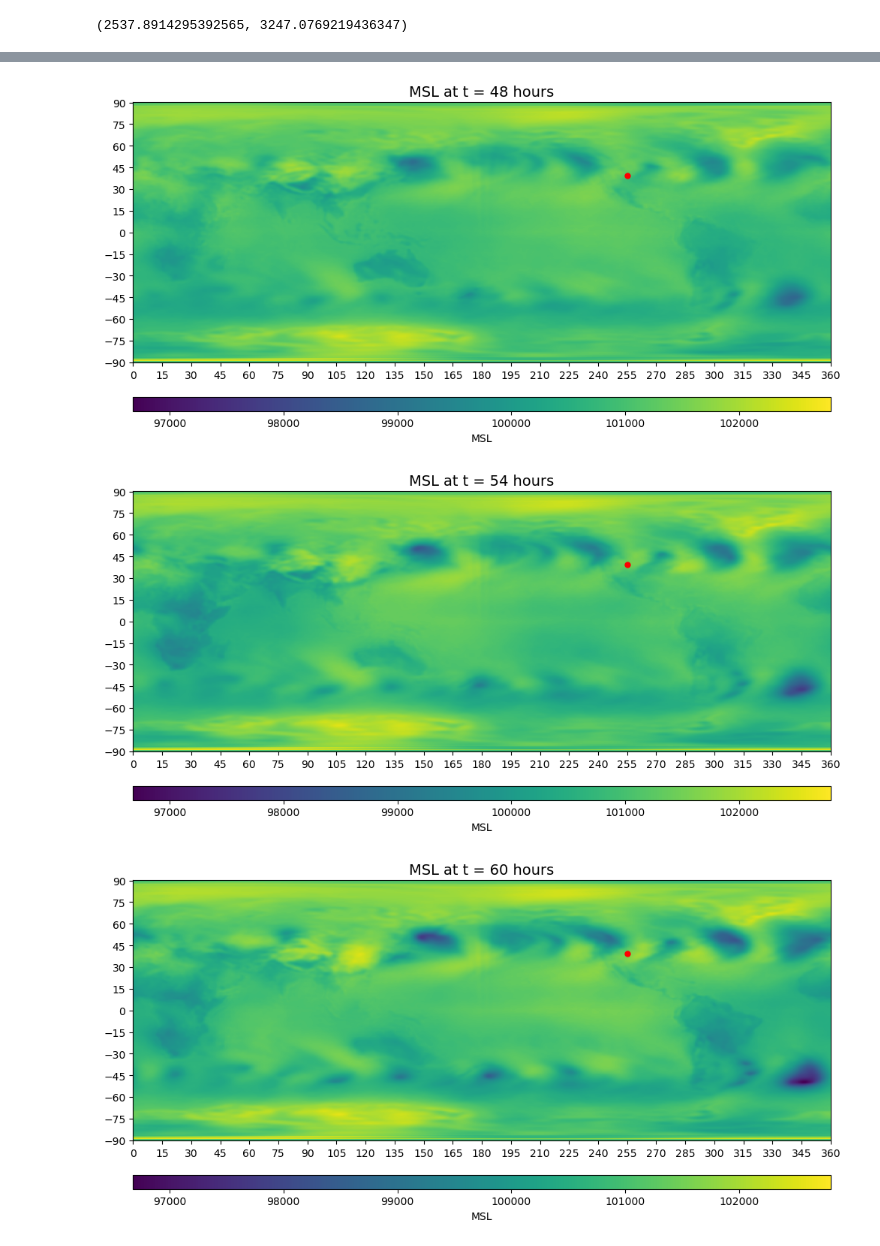
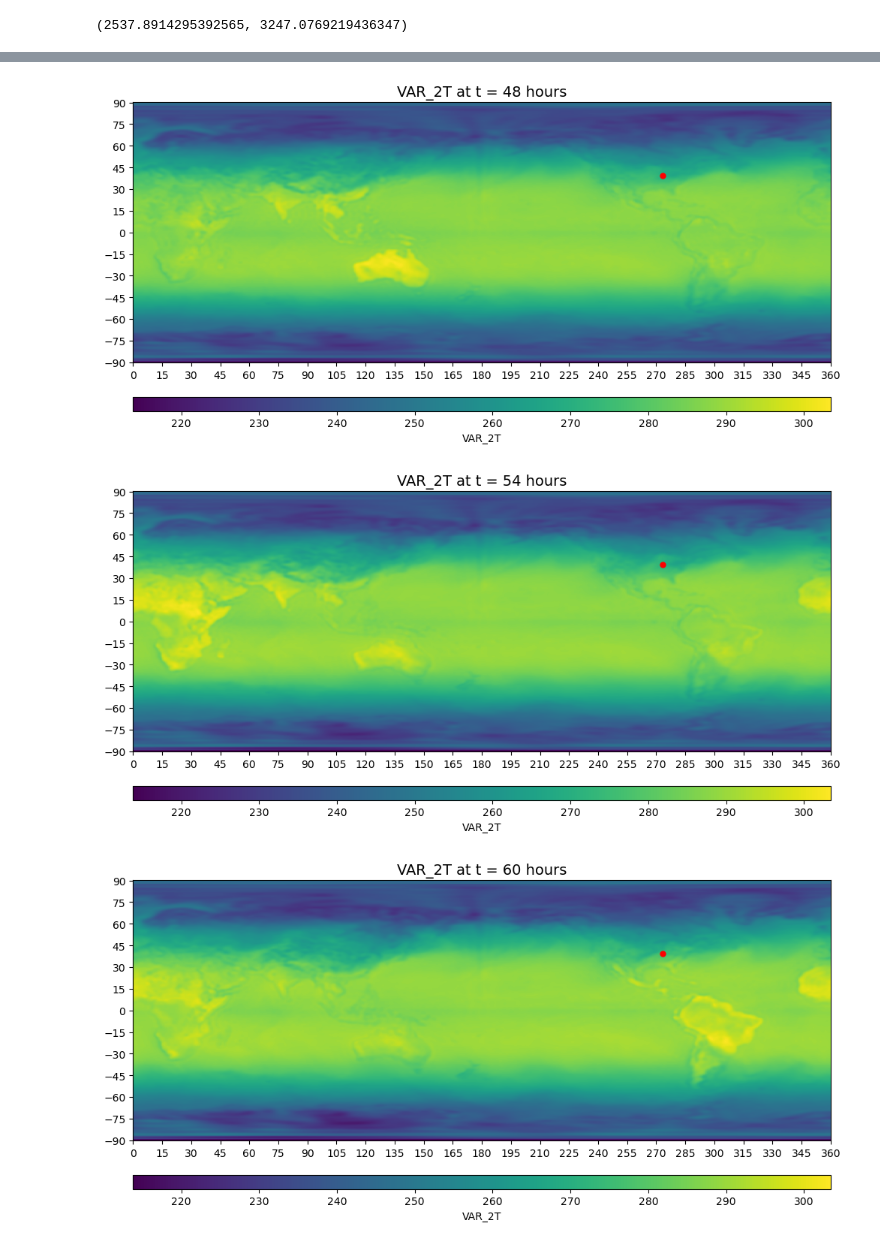
Before and after one commit to Joshua-Elms/dcmip2025_idealized_tests, a Jupyter notebook: analysis/plot_steady_state.ipynb, the cells around one changed output, grey strips where cells are left out. Drawn from its saved outputs; the diff is of its cells as text; code cells hidden in the pictures.

Commit message:
uploading plots and ... something

```diff
--- a/analysis/plot_steady_state.ipynb
+++ b/analysis/plot_steady_state.ipynb
@@ -295,5 +308,5 @@ def plot_variable(ds, var_name, levels=None, point=None):
 
 # Example usage:
 # ds = xr.open_dataset("your_dataset.nc")  # Uncomment if loading from a file
-plot_variable(ds, "SP", point=(39.5, 360-105.))
+plot_variable(ds, "VAR_2T", point=(39.5, 360-86.5))
 # %% [output]
@@ -308,3 +321,3 @@ plot_variable(ds, "SP", point=(39.5, 360-105.))
-[figure, old version]
+[figure, new version]
-[figure, old version]
+[figure, new version]
-[figure, old version]
+[figure, new version]
```
Also changed, not shown: parts of 5 cells of this notebook, 12 other files.
